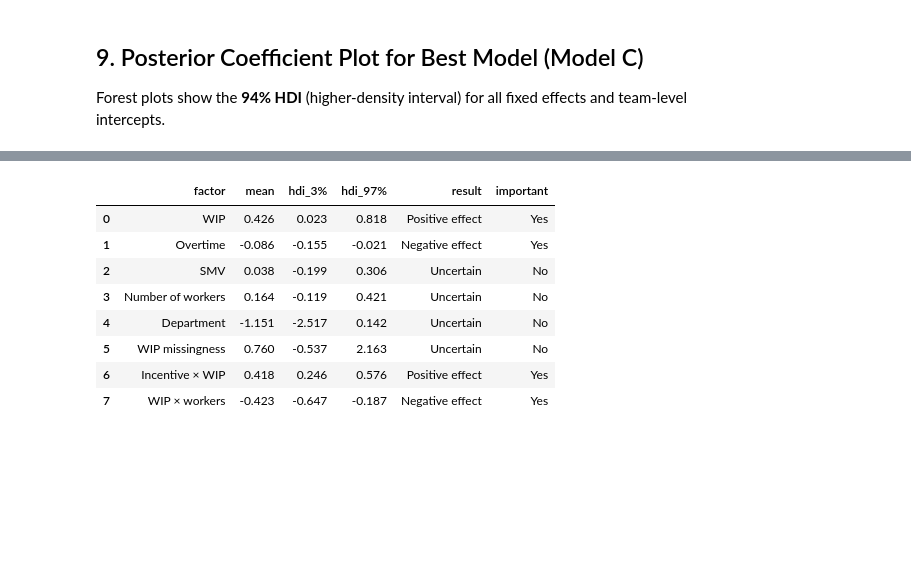
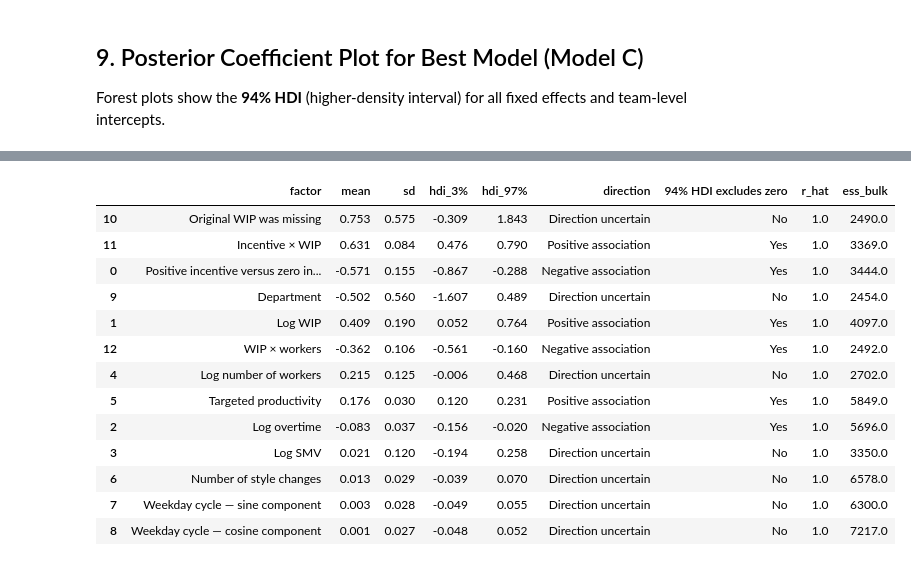
Before and after one commit to dakshini01/ProdFusion, a Jupyter notebook: codes/02_bayesian_beta_model.ipynb, the cells around one changed output, grey strips where cells are left out. Saved outputs shown, nothing was run; the diff lists cells and outputs as text; code cells hidden in the pictures; blank space fills up the shorter version.

```diff
--- a/codes/02_bayesian_beta_model.ipynb
+++ b/codes/02_bayesian_beta_model.ipynb
@@ -1023,72 +1204,60 @@ Variables used in forest plot:
 # %%
-# Simple important-factor summary for Model C
-
-import numpy as np
-import arviz as az
-from IPython.display import display
+# ── Understandable fixed-effect summary ───────────────────────────────────────
 
 name_map = {
-    "b_inc": "Incentive",
-    "b_wip": "WIP",
-    "b_ot": "Overtime",
-    "b_smv": "SMV",
-    "b_nw": "Number of workers",
+    "b_inc_positive": "Positive incentive versus zero incentive",
+    "b_wip": "Log WIP",
+    "b_ot": "Log overtime",
+    "b_smv": "Log SMV",
+    "b_nw": "Log number of workers",
     "b_tp": "Targeted productivity",
+    "b_style": "Number of style changes",
+    "b_sin": "Weekday cycle — sine component",
+    "b_cos": "Weekday cycle — cosine component",
     "b_dept": "Department",
-    "b_wm": "WIP missingness",
-    "b_ix_inc_wip": "Incentive × WIP",
-    "b_ix_wip_nw": "WIP × workers",
-
-    # old variable names
-    "b_wip_miss": "WIP missingness",
+    "b_wip_miss": "Original WIP was missing",
     "b_inc_wip": "Incentive × WIP",
-    "b_wip_nw": "WIP × workers"
+    "b_wip_nw": "WIP × workers",
 }
 
 available_vars = [
-    v for v in name_map
-    if v in idata_C.posterior.data_vars
+    variable
+    for variable in name_map
+    if variable in idata_C.posterior.data_vars
 ]
 
 summary = az.summary(
     idata_C,
     var_names=available_vars,
-    hdi_prob=0.94
-).reset_index()
+    hdi_prob=0.94,
+).reset_index().rename(columns={"index": "parameter"})
 
-summary = summary.rename(columns={"index": "parameter"})
-
-# Add understandable names
 summary["factor"] = summary["parameter"].map(name_map)
-
-# Identify important factors
-summary["result"] = np.where(
-    summary["hdi_3%"] > 0,
-    "Positive effect",
-    np.where(
-        summary["hdi_97%"] < 0,
-        "Negative effect",
-        "Uncertain"
-    )
+summary["direction"] = np.select(
+    [summary["hdi_3%"] > 0, summary["hdi_97%"] < 0],
+    ["Positive association", "Negative association"],
+    default="Direction uncertain",
 )
-
-summary["important"] = np.where(
+summary["94% HDI excludes zero"] = np.where(
     (summary["hdi_3%"] > 0) | (summary["hdi_97%"] < 0),
     "Yes",
-    "No"
+    "No",
 )
 
 simple_table = summary[
     [
         "factor",
         "mean",
+        "sd",
         "hdi_3%",
         "hdi_97%",
-        "result",
-        "important"
+        "direction",
+        "94% HDI excludes zero",
+        "r_hat",
+        "ess_bulk",
     ]
-]
+].sort_values("mean", key=np.abs, ascending=False)
 
-print("Model C factor results")
+print("Final Model C fixed-effect results")
 display(simple_table)
 # %% [output]
@@ -1096,9 +1265,14 @@ Model C factor results
-|  | factor | mean | hdi_3% | hdi_97% | result | important |
-| 0 | WIP | 0.426 | 0.023 | 0.818 | Positive effect | Yes |
-| 1 | Overtime | -0.086 | -0.155 | -0.021 | Negative effect | Yes |
-| 2 | SMV | 0.038 | -0.199 | 0.306 | Uncertain | No |
-| 3 | Number of workers | 0.164 | -0.119 | 0.421 | Uncertain | No |
-| 4 | Department | -1.151 | -2.517 | 0.142 | Uncertain | No |
-| 5 | WIP missingness | 0.760 | -0.537 | 2.163 | Uncertain | No |
-| 6 | Incentive × WIP | 0.418 | 0.246 | 0.576 | Positive effect | Yes |
-| 7 | WIP × workers | -0.423 | -0.647 | -0.187 | Negative effect | Yes |
+|  | factor | mean | sd | hdi_3% | hdi_97% | direction | 94% HDI excludes zero | r_hat | ess_bulk |
+| 10 | Original WIP was missing | 0.753 | 0.575 | -0.309 | 1.843 | Direction uncertain | No | 1.0 | 2490.0 |
+| 11 | Incentive × WIP | 0.631 | 0.084 | 0.476 | 0.790 | Positive association | Yes | 1.0 | 3369.0 |
+| 0 | Positive incentive versus zero in... | -0.571 | 0.155 | -0.867 | -0.288 | Negative association | Yes | 1.0 | 3444.0 |
+| 9 | Department | -0.502 | 0.560 | -1.607 | 0.489 | Direction uncertain | No | 1.0 | 2454.0 |
+| 1 | Log WIP | 0.409 | 0.190 | 0.052 | 0.764 | Positive association | Yes | 1.0 | 4097.0 |
+| 12 | WIP × workers | -0.362 | 0.106 | -0.561 | -0.160 | Negative association | Yes | 1.0 | 2492.0 |
+| 4 | Log number of workers | 0.215 | 0.125 | -0.006 | 0.468 | Direction uncertain | No | 1.0 | 2702.0 |
+| 5 | Targeted productivity | 0.176 | 0.030 | 0.120 | 0.231 | Positive association | Yes | 1.0 | 5849.0 |
+| 2 | Log overtime | -0.083 | 0.037 | -0.156 | -0.020 | Negative association | Yes | 1.0 | 5696.0 |
+| 3 | Log SMV | 0.021 | 0.120 | -0.194 | 0.258 | Direction uncertain | No | 1.0 | 3350.0 |
+| 6 | Number of style changes | 0.013 | 0.029 | -0.039 | 0.070 | Direction uncertain | No | 1.0 | 6578.0 |
+| 7 | Weekday cycle — sine component | 0.003 | 0.028 | -0.049 | 0.055 | Direction uncertain | No | 1.0 | 6300.0 |
+| 8 | Weekday cycle — cosine component | 0.001 | 0.027 | -0.048 | 0.052 | Direction uncertain | No | 1.0 | 7217.0 |
```
Also changed, not shown: parts of 33 cells of this notebook.
